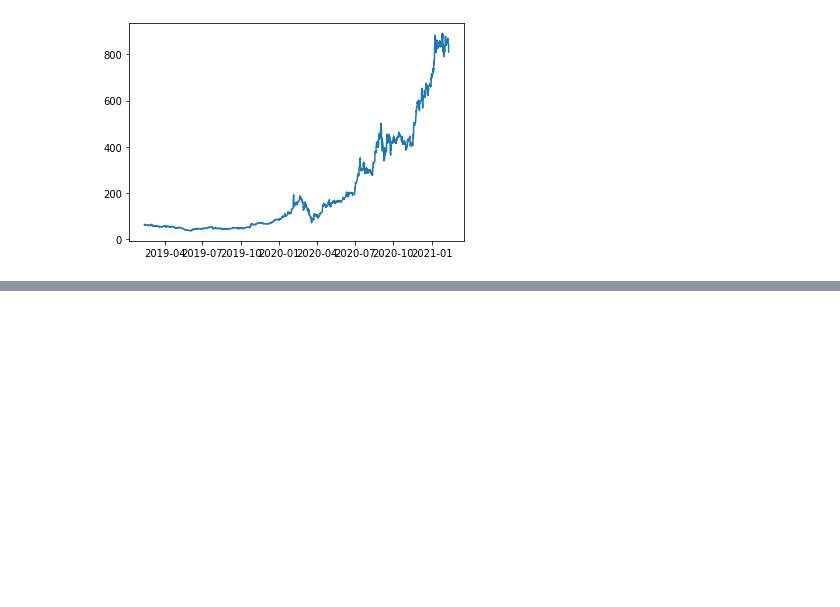
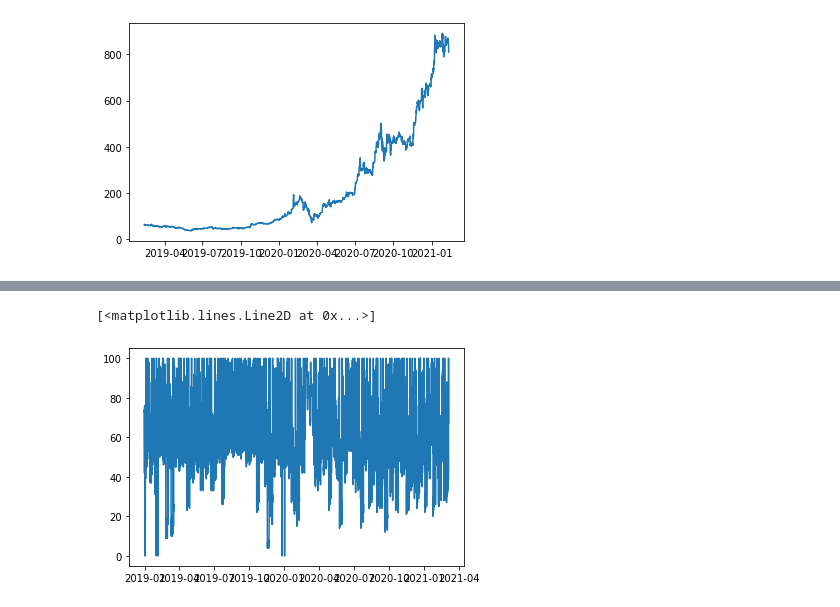
Before and after one commit to Sekarski/MasterThesis, a Jupyter notebook: exploration/preprocessing.ipynb, the cells around one changed output, grey strips where cells are left out. Saved outputs shown, nothing was run; the diff lists cells and outputs as text; code cells hidden in the pictures; blank space fills up the shorter version.

```diff
--- a/exploration/preprocessing.ipynb
+++ b/exploration/preprocessing.ipynb
@@ -82,0 +148,27 @@ tsla.set_index('Date',inplace=True)
+# %%
+#for idx in tesla_trend_h['tesla']['2020-02-24T12':'2020-03-17T15'].index:
+#    print(idx)
+#    if tesla_trend_h['tesla'][idx] == 0:
+#        print('old value: ',tesla_trend_h.at[idx,'tesla'])
+#        print('new value: ',tesla_trend_d['tesla'][idx.floor('D')])
+
+part1 = tesla_trend_h.loc[:'2020-02-24T11']
+part3 = tesla_trend_h.loc['2020-03-17T16':]
+part2 = pd.DataFrame(columns=['tesla'])
+
+start_dt, end_dt = pd.to_datetime('2020-02-24T12'), pd.to_datetime('2020-03-17T15')
+idx = start_dt
+while idx <= end_dt:
+    part2.loc[pd.Timestamp(idx)] = [tesla_trend_d['tesla'][pd.Timestamp(idx).floor('D')]]
+    #if idx in tesla_trend_h.index:
+    #    print('old : ', tesla_trend_h['tesla'][idx])
+    #else:
+    #    print('old : NaN')
+    #print('new : ',tesla_trend_d['tesla'][pd.Timestamp(idx).floor('D')])
+    idx = idx + dt.timedelta(hours=1)
+# %%
+new_h = pd.concat([part1,part2,part3])
+plt.plot(new_h)
+# %% [output]
+[<matplotlib.lines.Line2D at 0x...>]
+[figure, added]
```
Also changed, not shown: parts of 55 cells of this notebook, 25 other files.
